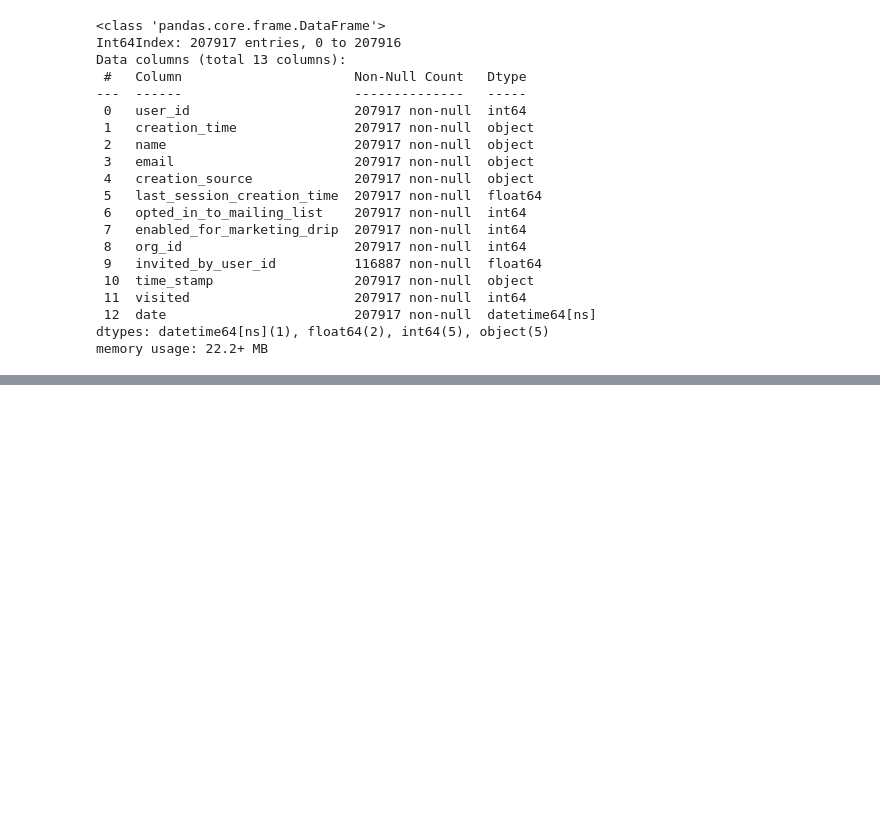
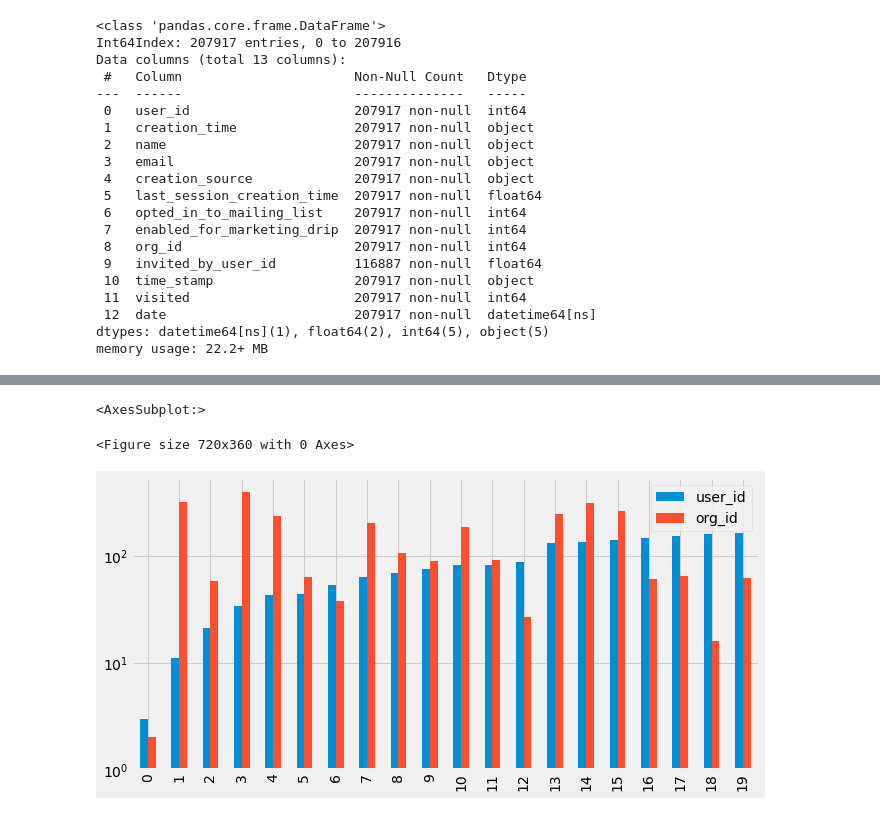
Before and after one commit to nselangovan/powerofdata, a Jupyter notebook: elan_ds22_guvi_task5.ipynb, the cells around one changed output, grey strips where cells are left out. Drawn from its saved outputs; the diff is of its cells as text; code cells hidden in the pictures; blank space fills up the shorter version.

```diff
--- a/elan_ds22_guvi_task5.ipynb
+++ b/elan_ds22_guvi_task5.ipynb
@@ -156,0 +239,14 @@ memory usage: 1.8 MB
+# %%
+user_vs_org_id = new_df_2[["user_id","org_id"]]
+user_vs_cnt = new_df_2[["user_id","cnt"]]
+org_vs_cnt = new_df_2[["org_id","cnt"]]
+# %%
+plt.style.use('fivethirtyeight')
+plt.figure(figsize=(10,5) )
+
+#new_df_1['user_id'].head(10).plot.bar(figsize=(10,5) , log=True)
+user_vs_org_id.head(20).plot.bar(figsize=(10,5)  , log=True)
+# %% [output]
+<AxesSubplot:>
+<Figure size 720x360 with 0 Axes>
+[figure, added]
```
Also changed, not shown: parts of 18 cells of this notebook.
